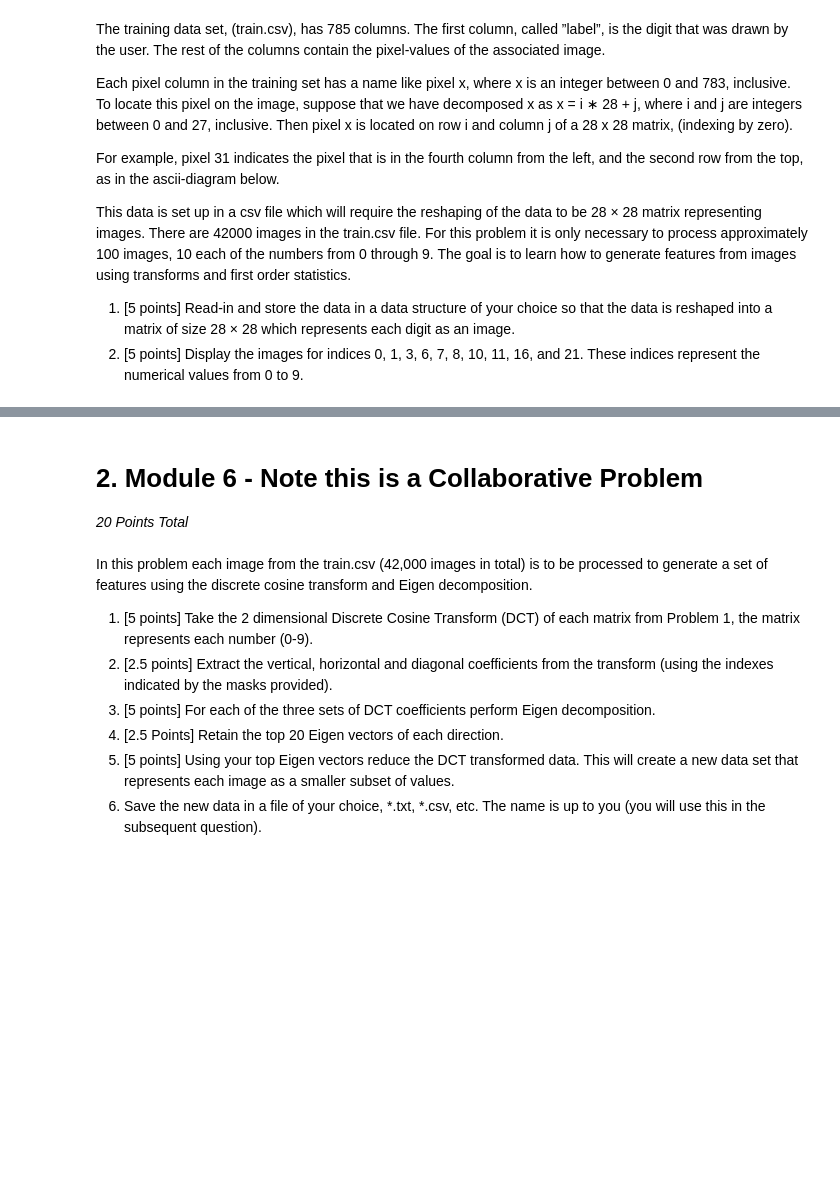
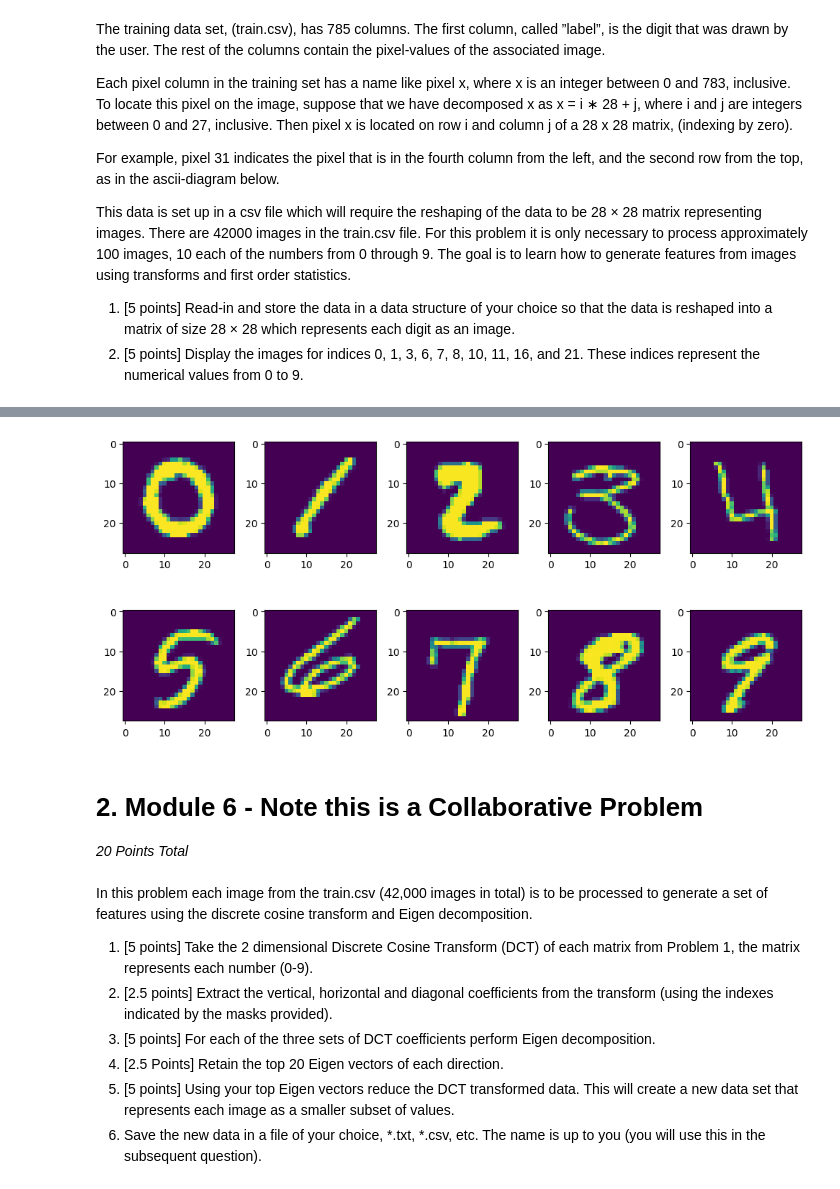
Before and after one commit to zhatz111/Data-Science-Masters, a Jupyter notebook: Algorithms for Data Science/Module 8/HW Assignment 3/HW3.ipynb, the cells around one changed output, grey strips where cells are left out. Drawn from its saved outputs; the diff is of its cells as text; code cells hidden in the pictures; blank space fills up the shorter version.

```diff
--- a/Algorithms for Data Science/Module 8/HW Assignment 3/HW3.ipynb
+++ b/Algorithms for Data Science/Module 8/HW Assignment 3/HW3.ipynb
@@ -51,5 +51,8 @@ reshaped into a matrix of size 28 × 28 which represents each digit as an image.
 represent the numerical values from 0 to 9.
 # %%
 # import additional libraries
+import pandas as pd
 
 # import dataset
+df = pd.read_csv("train.csv")
+df.head()
@@ -60,3 +74,22 @@ represent the numerical values from 0 to 9.
+# %%
+## Type code here for part 1 ##
+all_numbers_dict = {}
+numbers_dict = {}
+indices = [0,1,3,6,7,8,10,11,16,21]
+for index, row in df.iterrows():
+    label = f"{index}_{row.values[0]}"
+    all_numbers_dict[label] = row.values[1:].reshape(28,28)
+    if index in indices:
+        numbers_dict[row[0]] = row.values[1:].reshape(28,28)
+# %%
+## Type code here for part 2 ##
+import matplotlib.pyplot as plt
+f, ax = plt.subplots(ncols=5, nrows=2, figsize=(10,5))
+for count, axes in enumerate(ax.flatten()):
+    axes.imshow(numbers_dict[count])
+plt.tight_layout()
+# %% [output]
+[figure, added]
 # %% [markdown]
 # __2. Module 6 - Note this is a Collaborative Problem__<br>
 *20 Points Total*<br><br>
```
Also changed, not shown: parts of 29 cells of this notebook, 8 other files.
